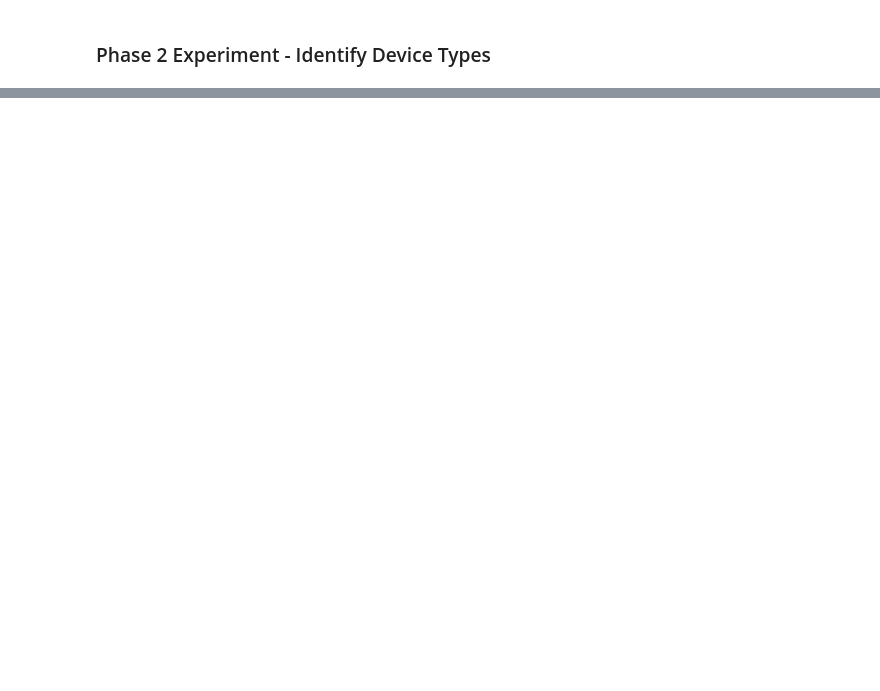
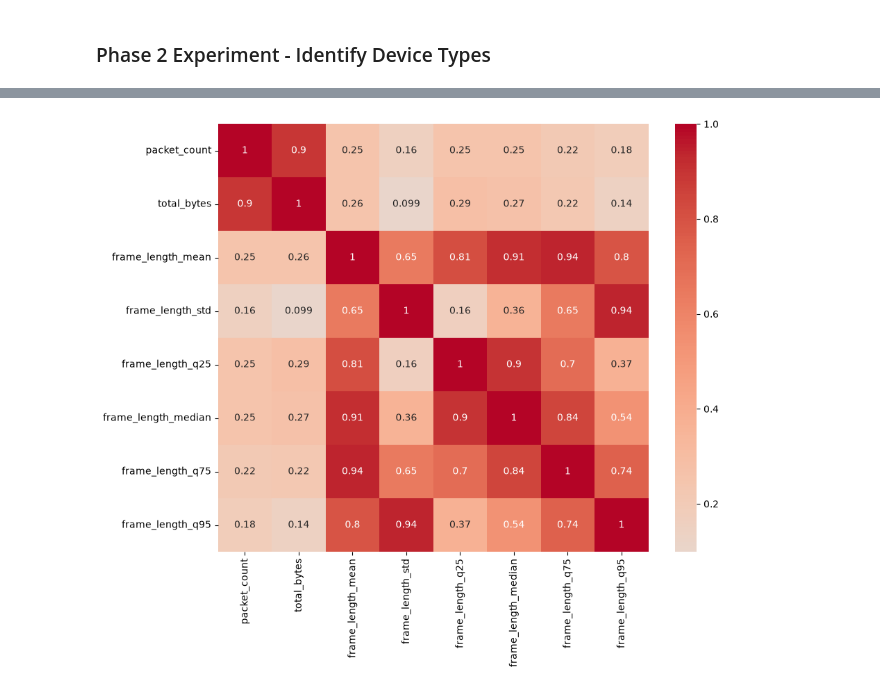
Before and after one commit to dtuan2604/NetSysResearch, a Jupyter notebook: experiment/working/experiment/first-experiment.ipynb, the cells around one changed output, grey strips where cells are left out. Saved outputs shown, nothing was run; the diff lists cells and outputs as text; code cells hidden in the pictures; blank space fills up the shorter version.

```diff
--- a/experiment/working/experiment/first-experiment.ipynb
+++ b/experiment/working/experiment/first-experiment.ipynb
@@ -107,9 +110,5 @@ FIXED_WINDOW = 2 # 2 seconds
 # %%
-from collections.abc import Iterable
-import pandas as pd
-
-
-def combine_and_extract(file_paths: Iterable[str]) -> pd.DataFrame:
+def combine_and_extract_without_cdf(file_paths: Iterable[str]) -> pd.DataFrame:
     columns = ["frame.time_epoch", "frame.len", "eth.src", "eth.dst"]
     all_features = []
 
@@ -301,0 +554,2 @@ second_experiment_results
+# %%
+phase_1_computed_features = combine_and_extract(csv_files_1[0:1])
@@ -301,0 +570,8 @@ second_experiment_results
+# %%
+corr = phase_1_computed_features.drop(columns=["window"]).corr(numeric_only=True)
+
+plt.figure(figsize=(10,8))
+sns.heatmap(corr, annot=True, cmap="coolwarm", center=0)
+plt.show()
+# %% [output]
+[figure, added]
```
Also changed, not shown: parts of 38 cells of this notebook, 8 other files.
